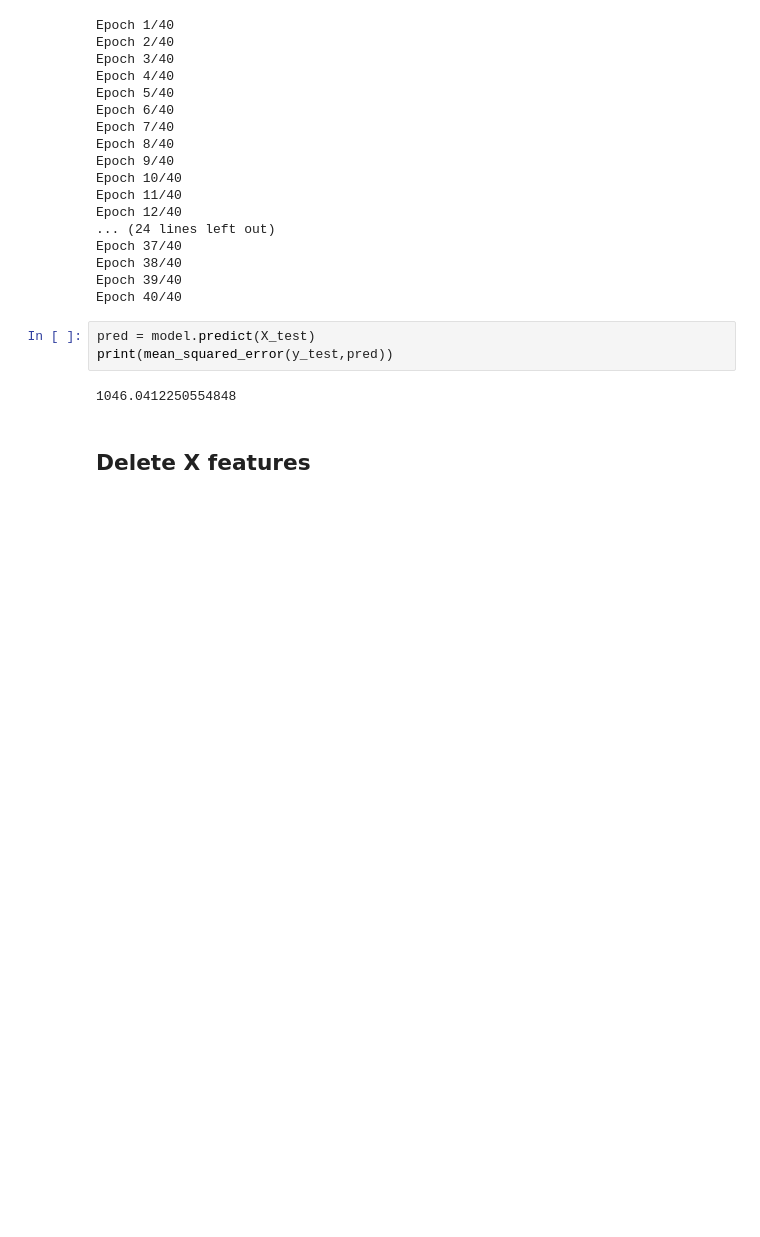
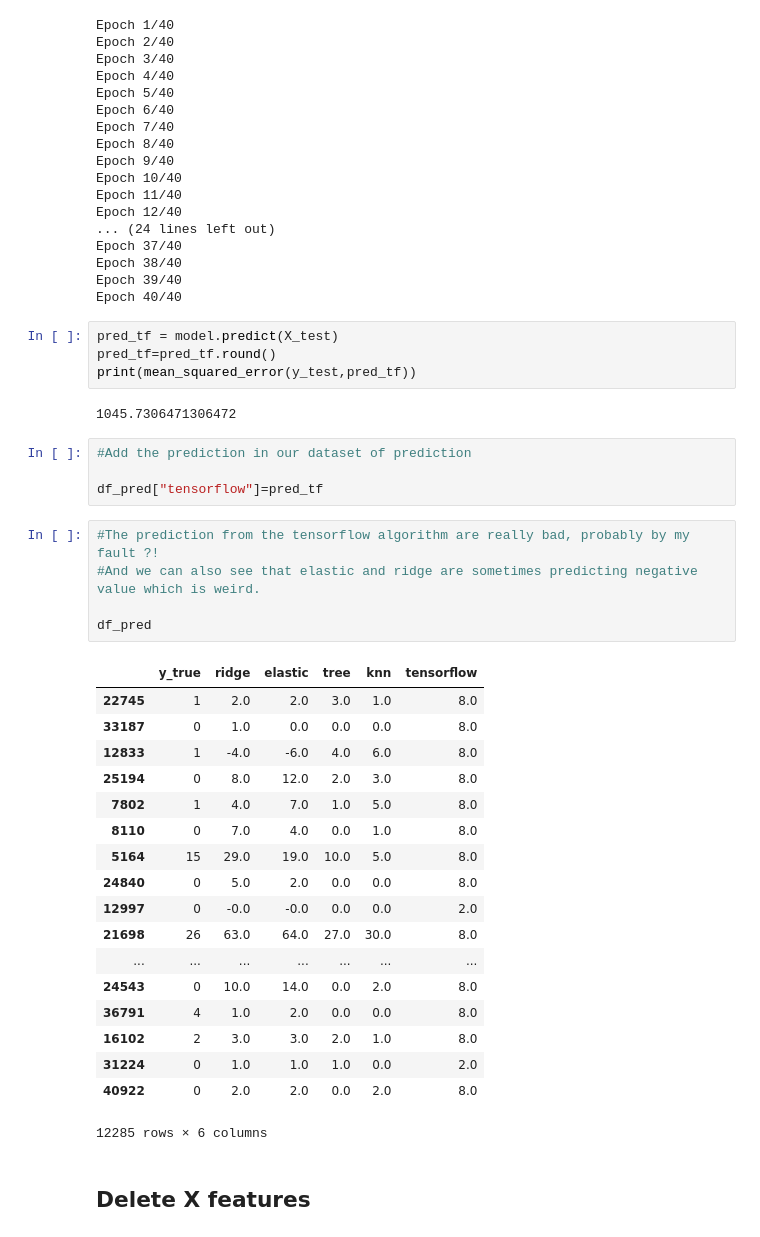
Before and after one commit to NicoBrnr/PythonDataAnalysisProject, a Jupyter notebook: finalScript.ipynb, the cells around one changed output. Saved outputs shown, nothing was run; the diff lists cells and outputs as text; blank space fills up the shorter version.

```diff
--- a/finalScript.ipynb
+++ b/finalScript.ipynb
@@ -576,10 +665,39 @@ Epoch 38/40
 Epoch 39/40
 Epoch 40/40
 # %%
-pred = model.predict(X_test)
-print(mean_squared_error(y_test,pred))
+pred_tf = model.predict(X_test)
+pred_tf=pred_tf.round()
+print(mean_squared_error(y_test,pred_tf))
 # %% [output]
-1046.0412250554848
+1045.7306471306472
+# %%
+#Add the prediction in our dataset of prediction
+
+df_pred["tensorflow"]=pred_tf
+# %%
+#The prediction from the tensorflow algorithm are really bad, probably by my fault ?!
+#And we can also see that elastic and ridge are sometimes predicting negative value which is weird.
+
+df_pred
+# %% [output]
+|  | y_true | ridge | elastic | tree | knn | tensorflow |
+| 22745 | 1 | 2.0 | 2.0 | 3.0 | 1.0 | 8.0 |
+| 33187 | 0 | 1.0 | 0.0 | 0.0 | 0.0 | 8.0 |
+| 12833 | 1 | -4.0 | -6.0 | 4.0 | 6.0 | 8.0 |
+| 25194 | 0 | 8.0 | 12.0 | 2.0 | 3.0 | 8.0 |
+| 7802 | 1 | 4.0 | 7.0 | 1.0 | 5.0 | 8.0 |
+| 8110 | 0 | 7.0 | 4.0 | 0.0 | 1.0 | 8.0 |
+| 5164 | 15 | 29.0 | 19.0 | 10.0 | 5.0 | 8.0 |
+| 24840 | 0 | 5.0 | 2.0 | 0.0 | 0.0 | 8.0 |
+| 12997 | 0 | -0.0 | -0.0 | 0.0 | 0.0 | 2.0 |
+| 21698 | 26 | 63.0 | 64.0 | 27.0 | 30.0 | 8.0 |
+| ... | ... | ... | ... | ... | ... | ... |
+| 24543 | 0 | 10.0 | 14.0 | 0.0 | 2.0 | 8.0 |
+| 36791 | 4 | 1.0 | 2.0 | 0.0 | 0.0 | 8.0 |
+| 16102 | 2 | 3.0 | 3.0 | 2.0 | 1.0 | 8.0 |
+| 31224 | 0 | 1.0 | 1.0 | 1.0 | 0.0 | 2.0 |
+| 40922 | 0 | 2.0 | 2.0 | 0.0 | 2.0 | 8.0 |
+12285 rows × 6 columns
 # %% [markdown]
 ## Delete X features
 # %%
```
Also changed, not shown: parts of 22 cells of this notebook, 2 other files.
